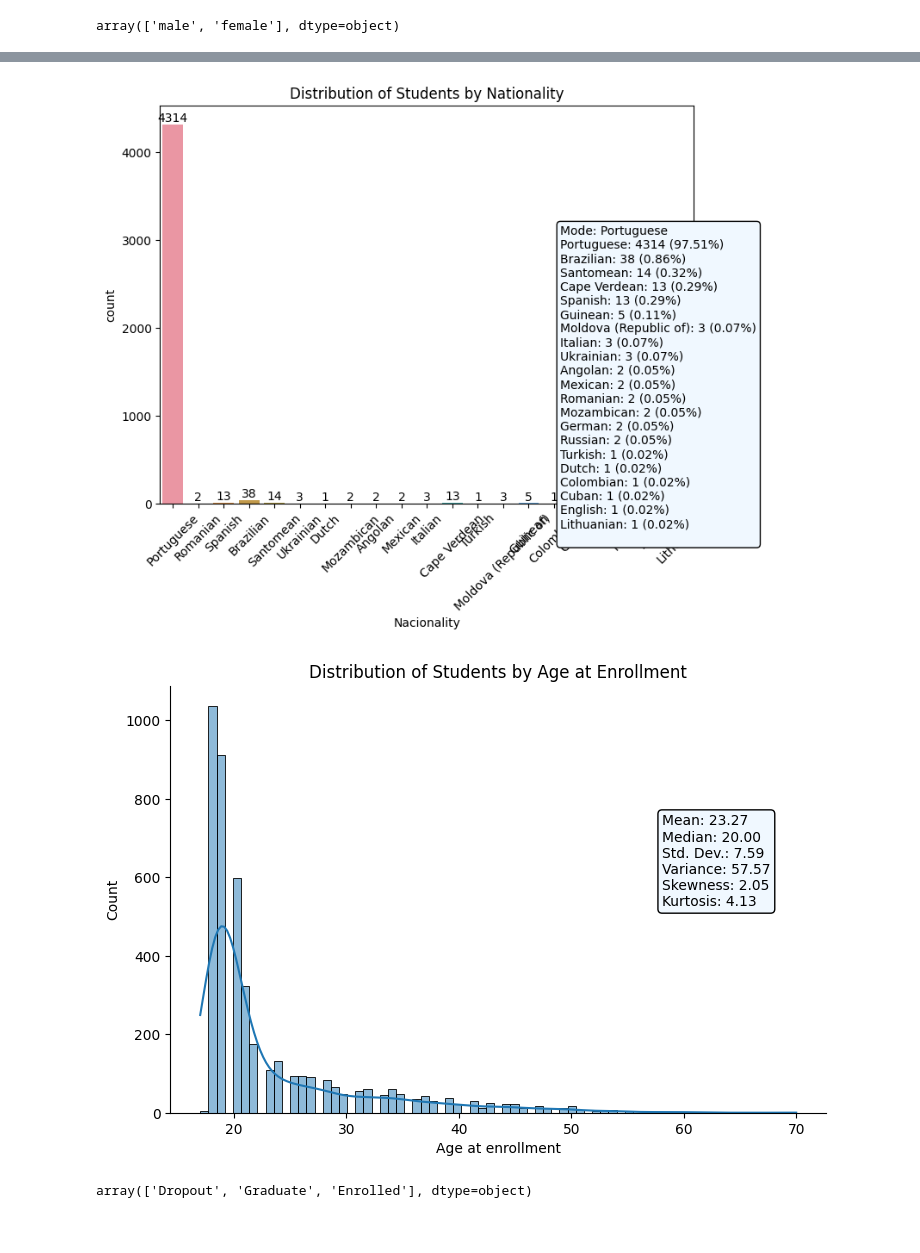
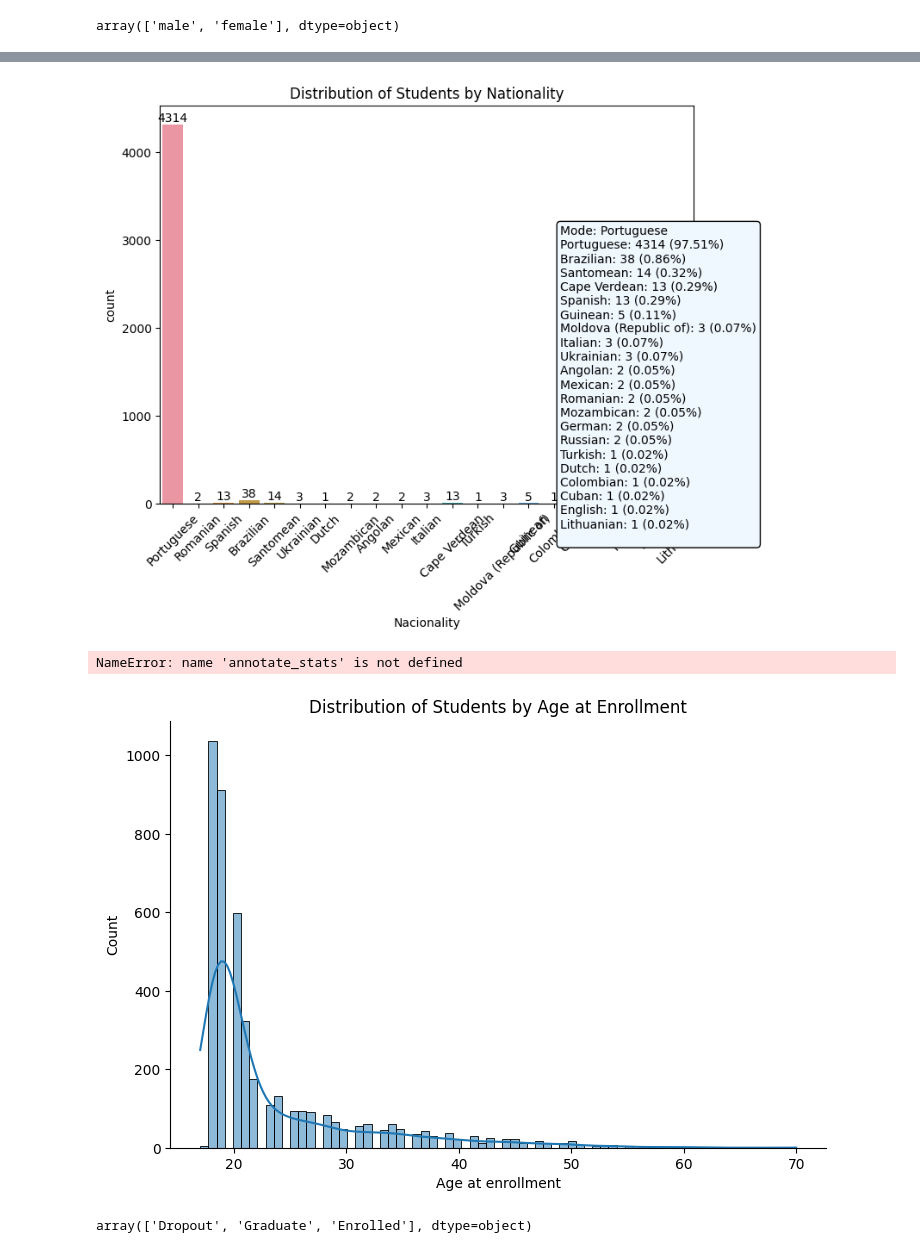
Before and after one commit to KANUBALAD/ML-Fairness-in-School-DropOut-, a Jupyter notebook: Notebooks/EDA of School Dropout Dataset.ipynb, the cells around one changed output, grey strips where cells are left out. Drawn from its saved outputs; the diff is of its cells as text; code cells hidden in the pictures.

```diff
--- a/Notebooks/EDA of School Dropout Dataset.ipynb
+++ b/Notebooks/EDA of School Dropout Dataset.ipynb
@@ -162,35 +142,36 @@ def annotate_categorical_stats(ax, data, ypos=0.7):
     for category, count in counts.items():
         percentage = 100 * count / total
         stats_str += f'{category}: {count} ({percentage:.2f}%)\n'
 
     ax.text(0.75, ypos, stats_str, transform=ax.transAxes, verticalalignment='top', bbox=dict(boxstyle='round,pad=0.3', edgecolor='black', facecolor='aliceblue'))
 
 # Gender Distribution
 plt.figure(figsize=(8, 6))
 ax1 = sns.countplot(x='Gender', data=df_school)
 annotate_counts(ax1)
 annotate_categorical_stats(ax1, df_school['Gender'])
 plt.title('Distribution of Students by Gender')
 plt.show()
 
 # Nationality Distribution
 plt.figure(figsize=(8, 6))
 ax2 = sns.countplot(x='Nacionality', data=df_school)
 annotate_counts(ax2)
 annotate_categorical_stats(ax2, df_school['Nacionality'])
 plt.title('Distribution of Students by Nationality')
 plt.xticks(rotation=45)
 plt.show()
 
 # Age at Enrollment Distribution
 g = sns.displot(df_school['Age at enrollment'], kde=True, aspect=1.5)
 g.ax.set_title('Distribution of Students by Age at Enrollment')
-annotate_stats(g.ax, df_school['Age at enrollment'])
+#annotate_stats(g.ax, df_school['Age at enrollment'])
 plt.show()
 # %% [output]
 [figure]
 [figure]
+NameError: name 'annotate_stats' is not defined
-[figure, old version]
+[figure, new version]
 # %%
 df_school['Target'].unique()
 # %% [output]
```
Also changed, not shown: parts of 73 cells of this notebook.
